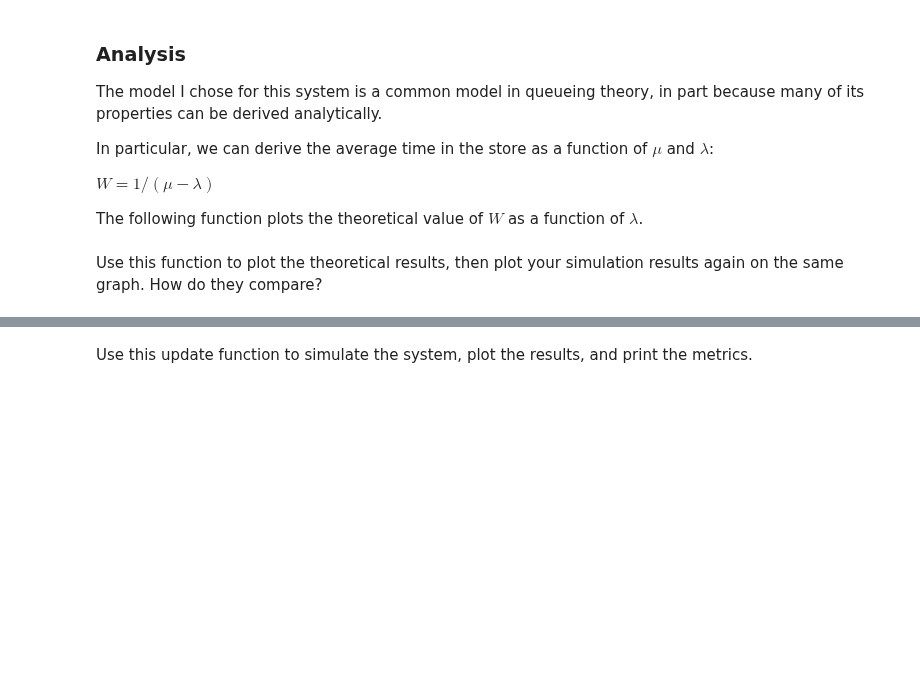
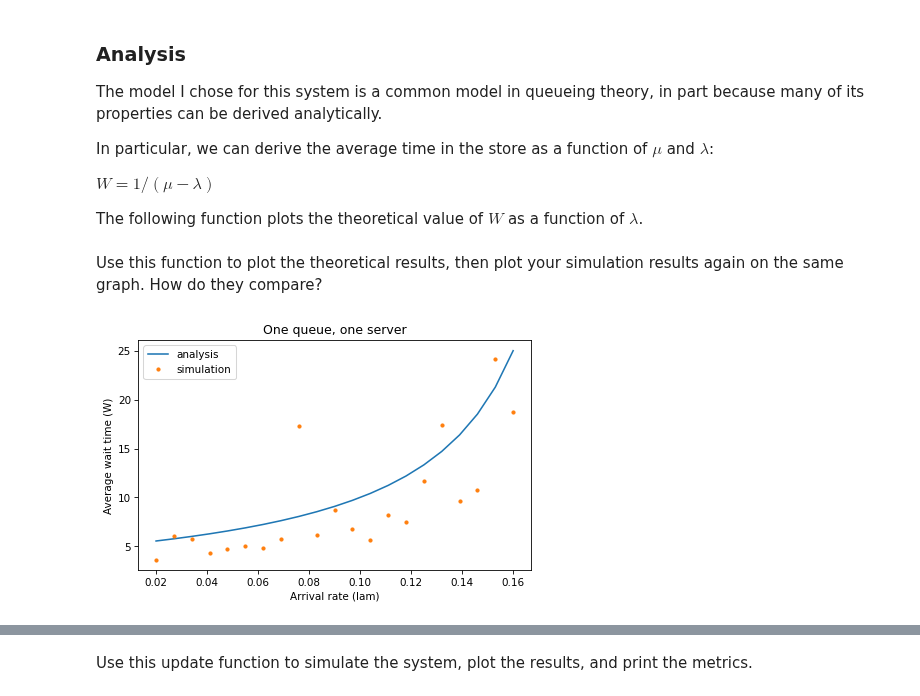
Before and after one commit to nwilliams770/academia, a Jupyter notebook: modeling_and_simulation/examples/queue.ipynb, the cells around one changed output, grey strips where cells are left out. Cells and saved outputs as stored; diff of their text form; code cells hidden in the pictures; blank space fills up the shorter version.

```diff
--- a/modeling_and_simulation/examples/queue.ipynb
+++ b/modeling_and_simulation/examples/queue.ipynb
@@ -148,3 +189,12 @@ Use this function to plot the theoretical results, then plot your simulation res
+# %%
+plot_W(lam_array, mu)
+sweep.plot(style='.', label='simulation')
+
+decorate(xlabel='Arrival rate (lam)',
+         ylabel='Average wait time (W)',
+         title='One queue, one server')
+# %% [output]
+[figure, added]
 # %% [markdown]
 ## Multiple servers
 
```
Also changed, not shown: parts of 43 cells of this notebook, 5 other files.
